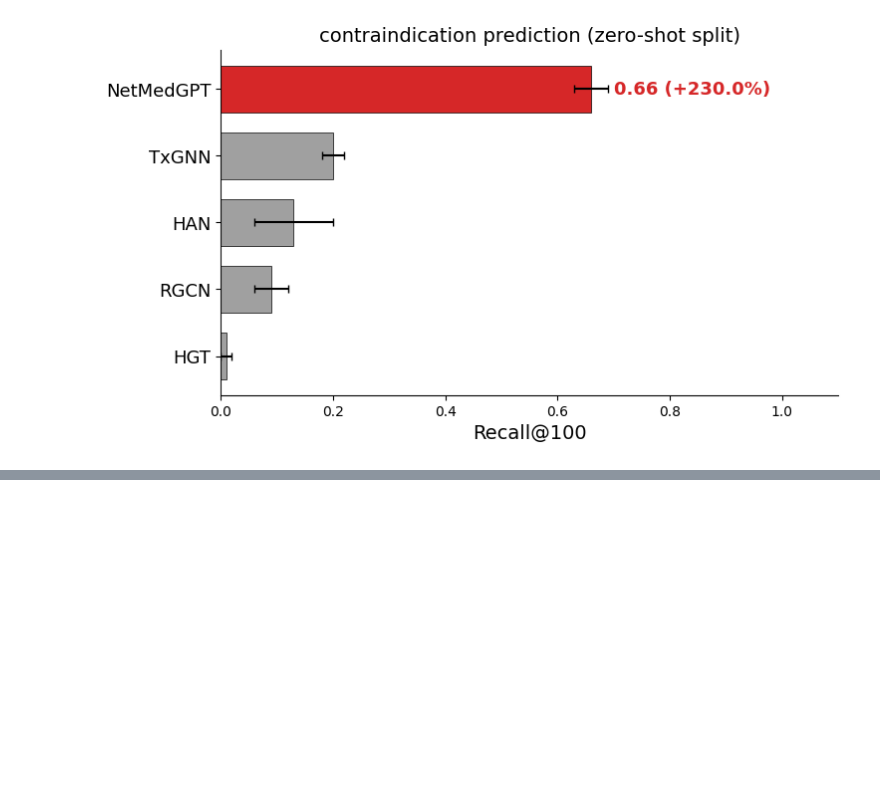
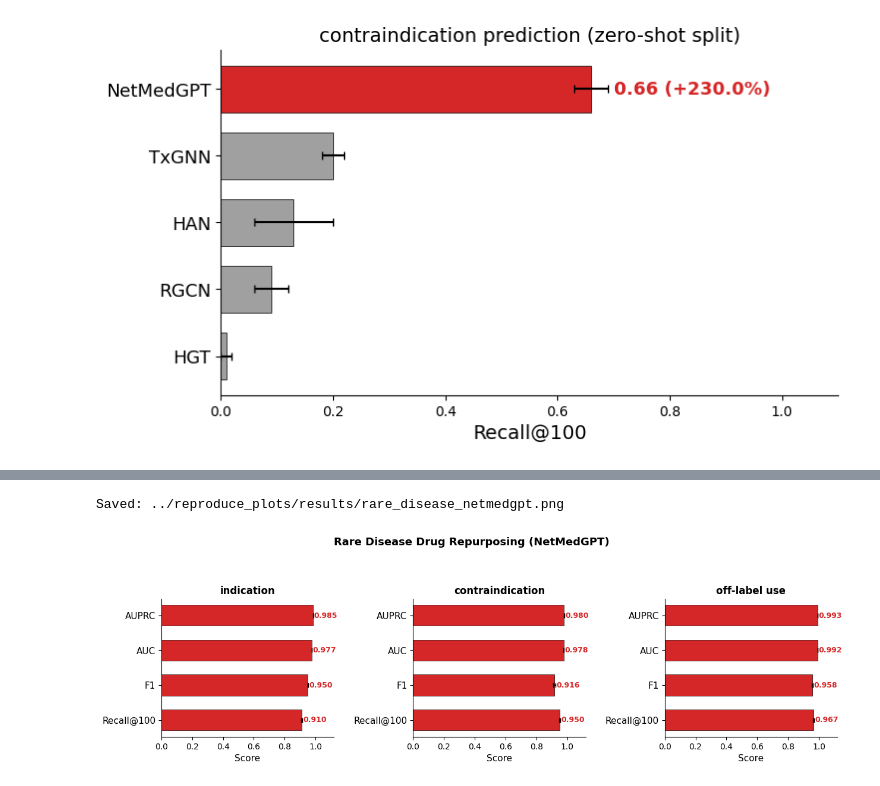
Before and after one commit to faren-f/NetMedGPT, a Jupyter notebook: reproduce_plots/reproduce_plots.ipynb, the cells around one changed output, grey strips where cells are left out. Cells and saved outputs as stored; diff of their text form; code cells hidden in the pictures; blank space fills up the shorter version.

```diff
--- a/reproduce_plots/reproduce_plots.ipynb
+++ b/reproduce_plots/reproduce_plots.ipynb
@@ -1666,0 +1813,19 @@ ax.grid(False)
+# %%
+# ── Load rare disease data (NetMedGPT only) ───────────────────────────────────
+mask = (all_results['model'] == 'NetMedGPT') & (all_results['evaluation'] == 'rare_disease')
+rd = all_results[mask]
+task = ["indication", "contraindication", "off-label use"]
+
+def ms(metric, edge):
+    return (
+        round(float(rd[rd['task'] == edge][metric].mean()), 3),
+        round(float(rd[rd['task'] == edge][metric].std(ddof=1)), 3),
+    )
+
+rd_data = {
+    metric: {edge: ms(metric, edge) for edge in task}
+    for metric in ["auprc", "auc", "F1-score", "recall@100"]
+}
+
+METRIC_LABELS = {"auprc": "AUPRC", "auc": "AUC", "F1-score": "F1", "recall@100": "Recall@100"}
+rd_data
@@ -1666,0 +1845,43 @@ ax.grid(False)
+# %%
+metrics = ["auprc", "auc", "F1-score", "recall@100"]
+METRIC_LABELS = {"auprc": "AUPRC", "auc": "AUC", "F1-score": "F1", "recall@100": "Recall@100"}
+NM_COLOR = "#D62728"
+
+fig, axes = plt.subplots(1, len(task), figsize=(13, 4), sharey=False)
+
+for ax, edge in zip(axes, task):
+    means  = [rd_data[m][edge][0] for m in metrics]
+    stds   = [rd_data[m][edge][1] for m in metrics]
+    labels = [METRIC_LABELS[m]    for m in metrics]
+
+    y_pos = np.arange(len(metrics))
+    ax.barh(y_pos, means, xerr=stds, color=NM_COLOR,
+            capsize=3, edgecolor="black", linewidth=0.5, height=0.6)
+
+    for yi, (m, s) in enumerate(zip(means, stds)):
+        ax.text(m + s + 0.005, yi, f"{m:.3f}", va="center",
+                fontsize=9, color=NM_COLOR, fontweight="bold")
+
+    ax.set_yticks(y_pos)
+    ax.set_yticklabels(labels, fontsize=11)
+    ax.invert_yaxis()
+    ax.set_xlim(0, 1.12)
+    ax.set_xlabel("Score", fontsize=11)
+    ax.set_title(edge, fontsize=12, fontweight="bold", pad=6)
+    ax.spines["top"].set_visible(False)
+    ax.spines["right"].set_visible(False)
+    ax.grid(False)
+
+fig.suptitle("Rare Disease Drug Repurposing (NetMedGPT)",
+             fontsize=13, fontweight="bold", y=1.02)
+plt.tight_layout(pad=2.0)
+
+out_png = os.path.join(data_dir, "rare_disease_netmedgpt.png")
+out_pdf = os.path.join(data_dir, "rare_disease_netmedgpt.pdf")
+plt.savefig(out_png, bbox_inches="tight", dpi=300)
+plt.savefig(out_pdf, bbox_inches="tight", dpi=300)
+print(f"Saved: {out_png}")
+plt.show()
+# %% [output]
+Saved: ../reproduce_plots/results/rare_disease_netmedgpt.png
+[figure, added]
```
Also changed, not shown: parts of 8 cells of this notebook, 15 other files.
